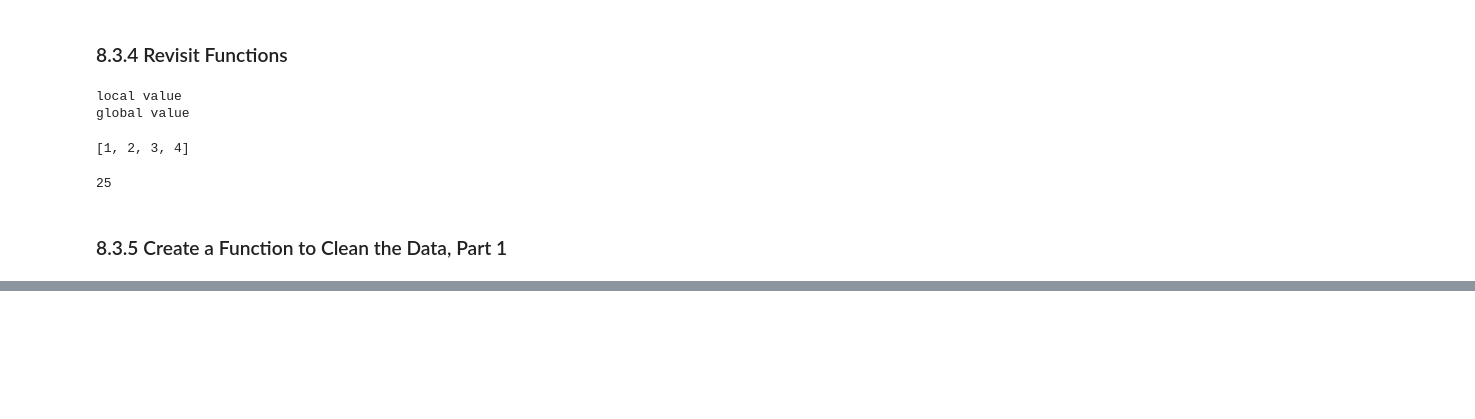
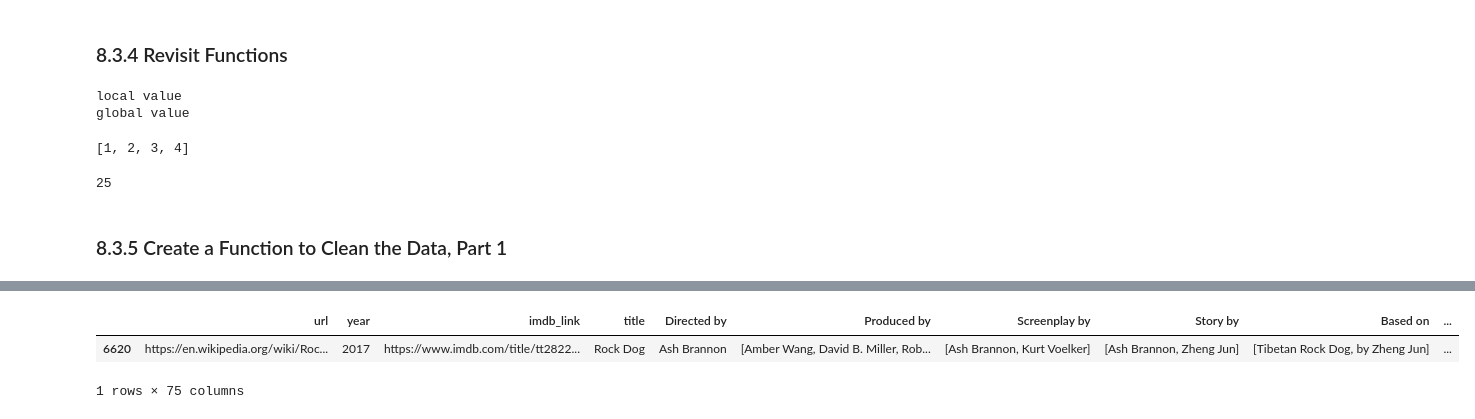
Before and after one commit to PGL50/Movies-ETL, a Jupyter notebook: ETL_start.ipynb, the cells around one changed output, grey strips where cells are left out. Cells and saved outputs as stored; diff of their text form; code cells hidden in the pictures; blank space fills up the shorter version.

```diff
--- a/ETL_start.ipynb
+++ b/ETL_start.ipynb
@@ -221,0 +262,6 @@ wiki_movies_df[wiki_movies_df['Arabic'].notnull()]
+# %%
+wiki_movies_df[wiki_movies_df['Chinese'].notnull()]
+# %% [output]
+|  | url | year | imdb_link | title | Directed by | Produced by | Screenplay by | Story by | Based on | ... |
+| 6620 | https://en.wikipedia.org/wiki/Roc... | 2017 | https://www.imdb.com/title/tt2822... | Rock Dog | Ash Brannon | [Amber Wang, David B. Miller, Rob... | [Ash Brannon, Kurt Voelker] | [Ash Brannon, Zheng Jun] | [Tibetan Rock Dog, by Zheng Jun] | ... |
+1 rows × 75 columns
```
Also changed, not shown: parts of 10 cells of this notebook.
